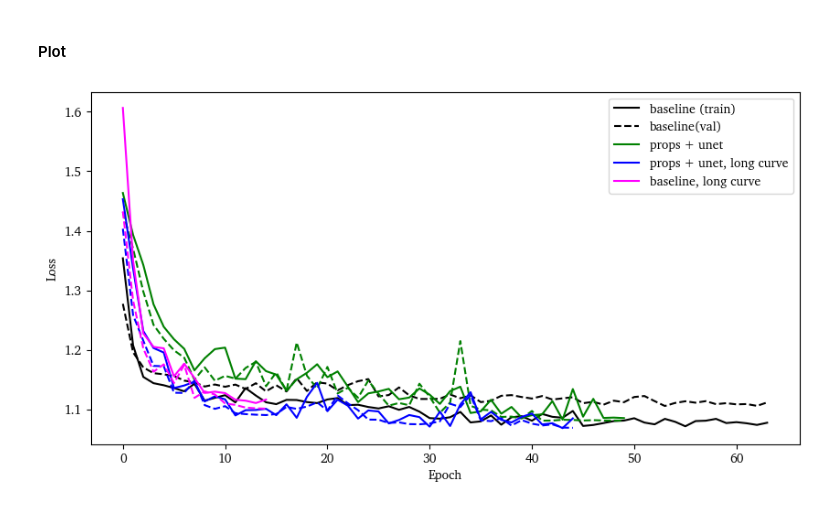
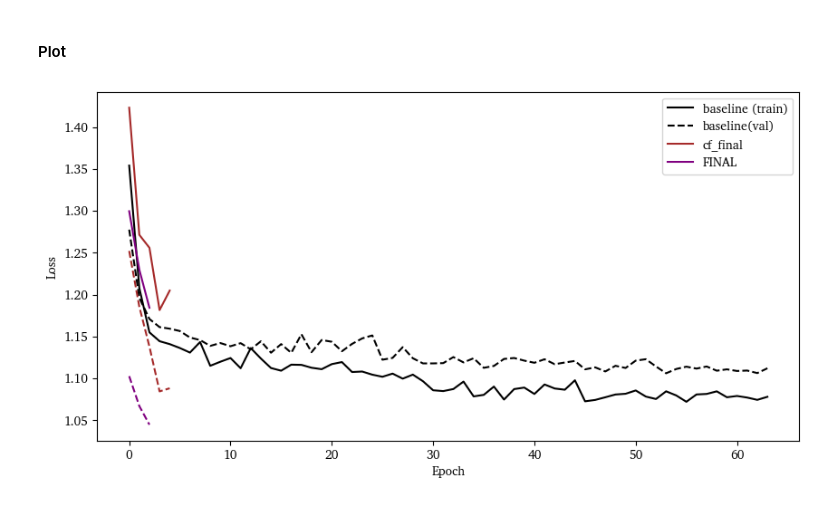
Before and after one commit to pvl19/lc-gen, a Jupyter notebook: notebooks/loss_analysis.ipynb, the cells around one changed output. Cells and saved outputs as stored; diff of their text form; code cells hidden in the pictures.

```diff
--- a/notebooks/loss_analysis.ipynb
+++ b/notebooks/loss_analysis.ipynb
@@ -21,39 +21,43 @@ props_unet_loss = np.load(tests_folder + "props_unet/losses_per_epoch.npz")
 long_curve_loss = np.load(tests_folder + "long_curve/losses_per_epoch.npz")
 baseline_long_loss = np.load(tests_folder + "baseline_long/losses_per_epoch.npz")
 cf_final_loss = np.load(tests_folder + "cf_final/losses_per_epoch.npz")
+FINAL_loss = np.load('/Users/philvanlane/Documents/lc_ae/checkpoints/final_epoch3/losses_per_epoch.npz')
 # %% [markdown]
 #### Plot
 # %%
 plt.figure(figsize=(10,5))
 
 plt.plot(baseline_loss['train_loss'],label = 'baseline (train)',color='black')
 plt.plot(baseline_loss['val_loss'],color='black',linestyle='--',label='baseline(val)')
 
 # plt.plot(unet_loss['train_loss'],label = 'extra channels (train)',color='firebrick')
 # plt.plot(unet_loss['val_loss'],color='firebrick',linestyle='--',label='extra channels (val)')
 
 # plt.plot(stellar_props_loss['train_loss'],label = 'stellar props',color='cyan')
 # plt.plot(stellar_props_loss['val_loss'],color='cyan',linestyle='--')
 
 # plt.plot(lightweight_conv_loss['train_loss'],label = 'lightweight conv',color='orange')
 # plt.plot(lightweight_conv_loss['val_loss'],color='orange',linestyle='--')
 
-plt.plot(props_unet_loss['train_loss'],label = 'props + unet',color='green')
-plt.plot(props_unet_loss['val_loss'],color='green',linestyle='--')
+# plt.plot(props_unet_loss['train_loss'],label = 'props + unet',color='green')
+# plt.plot(props_unet_loss['val_loss'],color='green',linestyle='--')
 
-plt.plot(long_curve_loss['train_loss'],label = 'props + unet, long curve',color='blue')
-plt.plot(long_curve_loss['val_loss'],color='blue',linestyle='--')
+# plt.plot(long_curve_loss['train_loss'],label = 'props + unet, long curve',color='blue')
+# plt.plot(long_curve_loss['val_loss'],color='blue',linestyle='--')
 
-plt.plot(baseline_long_loss['train_loss'],label = 'baseline, long curve',color='magenta')
-plt.plot(baseline_long_loss['val_loss'],color='magenta',linestyle='--')
+# plt.plot(baseline_long_loss['train_loss'],label = 'baseline, long curve',color='magenta')
+# plt.plot(baseline_long_loss['val_loss'],color='magenta',linestyle='--')
 
-# plt.plot(cf_final_loss['train_loss'],label = 'cf_final',color='brown')
-# plt.plot(cf_final_loss['val_loss'],color='brown',linestyle='--')
+plt.plot(cf_final_loss['train_loss'],label = 'cf_final',color='brown')
+plt.plot(cf_final_loss['val_loss'],color='brown',linestyle='--')
+
+plt.plot(FINAL_loss['train_loss'],label = 'FINAL',color='purple')
+plt.plot(FINAL_loss['val_loss'],color='purple',linestyle='--')
 
 
 plt.xlabel('Epoch')
 plt.ylabel('Loss')
 plt.legend()
 plt.show()
 # %% [output]
-[figure, old version]
+[figure, new version]
```
Also changed, not shown: 10 other files.
